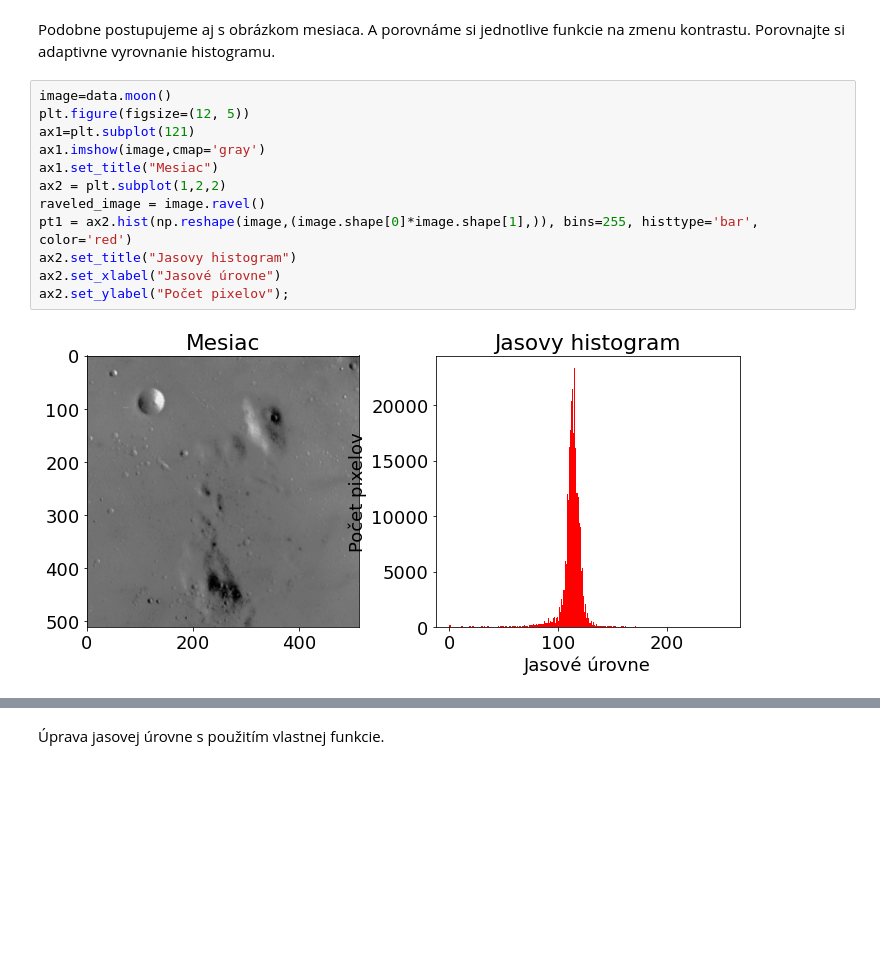
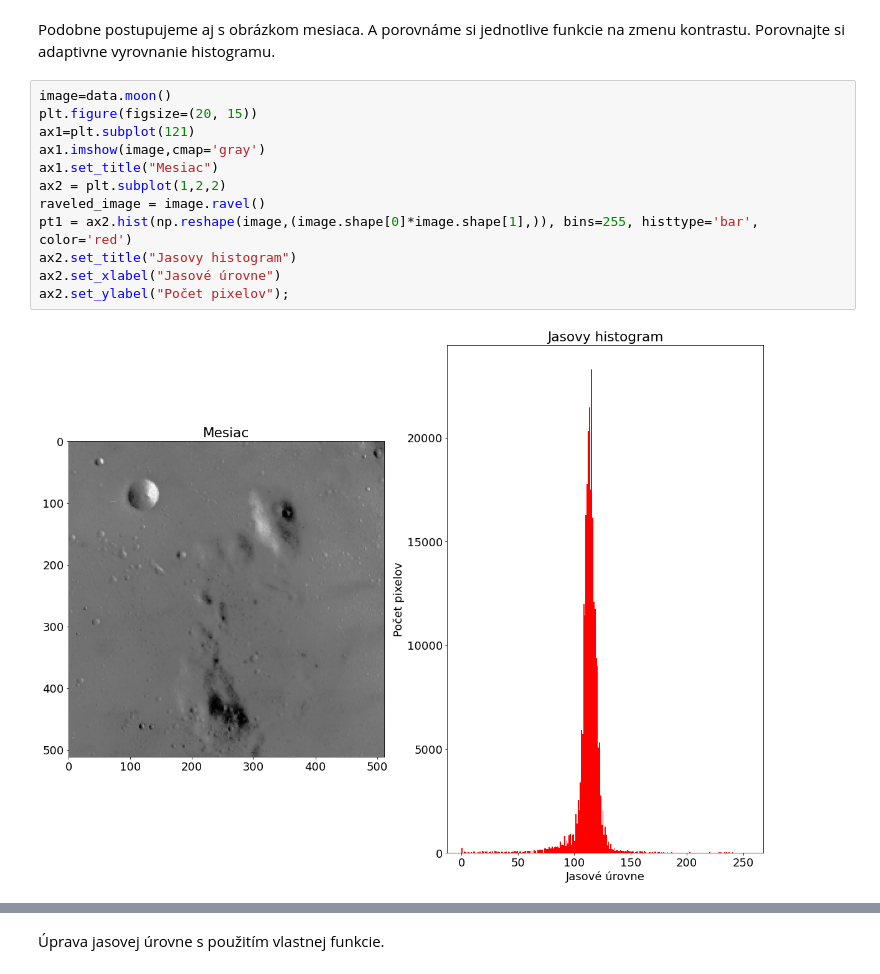
Before and after one commit to Miro001/computer-vision, a Jupyter notebook: 4. Úprava kvality obrazov.ipynb, the cells around one changed output, grey strips where cells are left out. Cells and saved outputs as stored; diff of their text form; blank space fills up the shorter version.

```diff
--- a/4. Úprava kvality obrazov.ipynb
+++ b/4. Úprava kvality obrazov.ipynb
@@ -71,16 +73,16 @@ Podobne postupujeme aj s obrázkom mesiaca. A porovnáme si jednotlive funkcie n
 adaptivne vyrovnanie histogramu.
 # %%
 image=data.moon()
-plt.figure(figsize=(12, 5))
+plt.figure(figsize=(20, 15))
 ax1=plt.subplot(121)
 ax1.imshow(image,cmap='gray')
 ax1.set_title("Mesiac")
 ax2 = plt.subplot(1,2,2)
 raveled_image = image.ravel()
 pt1 = ax2.hist(np.reshape(image,(image.shape[0]*image.shape[1],)), bins=255, histtype='bar', color='red')
 ax2.set_title("Jasovy histogram")
 ax2.set_xlabel("Jasové úrovne")
 ax2.set_ylabel("Počet pixelov");
 # %% [output]
-[figure, old version]
+[figure, new version]
 # %%
```
Also changed, not shown: parts of 3 cells of this notebook.
